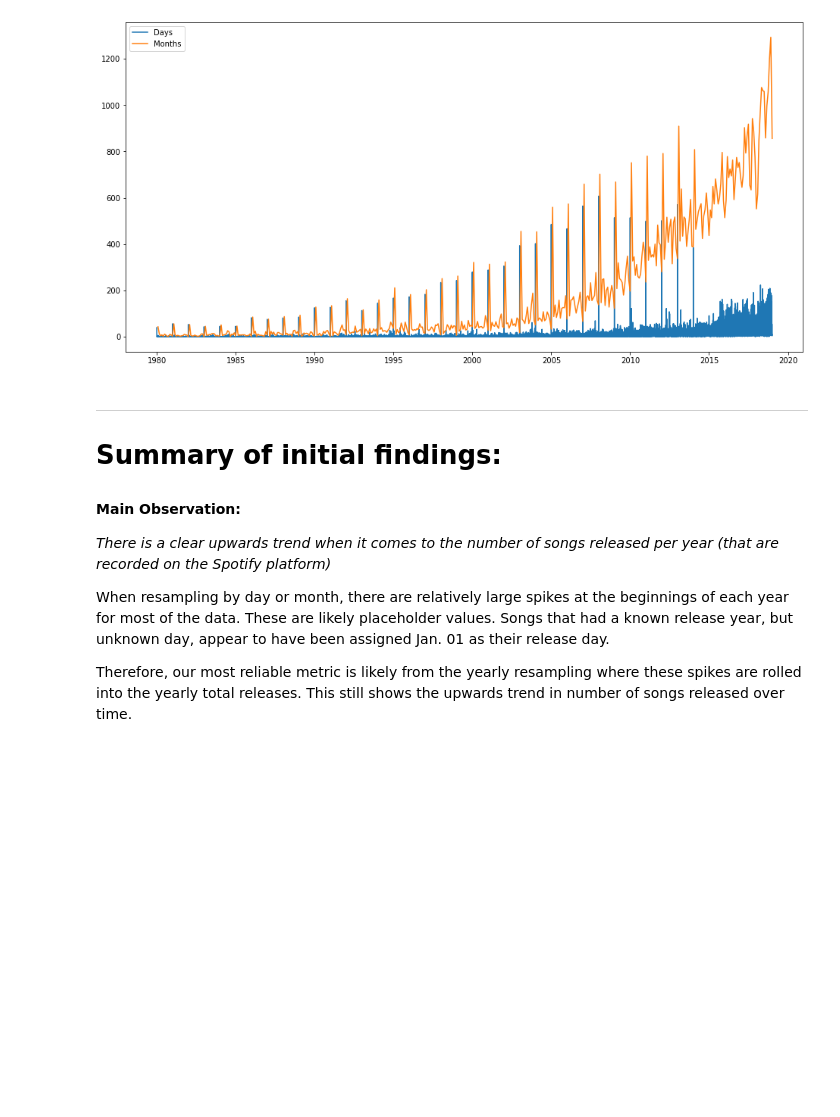
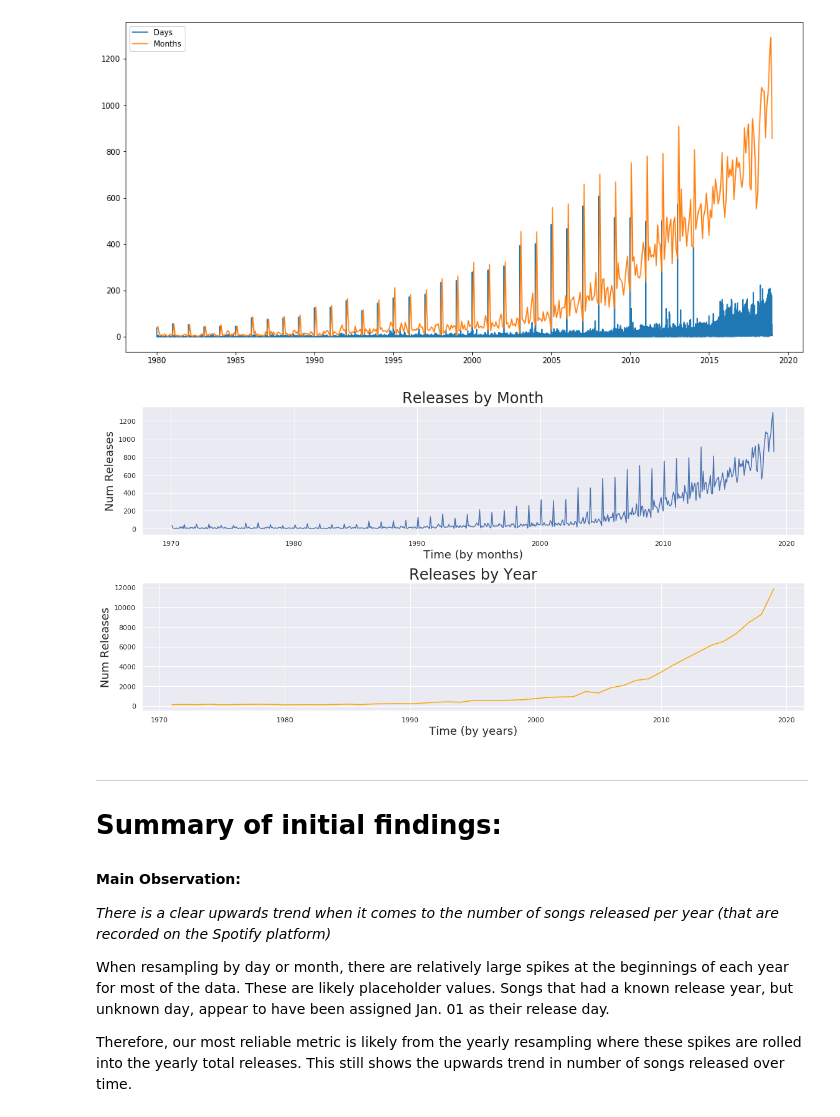
Before and after one commit to QED0711/spotify-predictive-analysis, a Jupyter notebook: exploration/qd_072819_timeseries_release_date.ipynb, the cells around one changed output. Drawn from its saved outputs; the diff is of its cells as text; code cells hidden in the pictures; blank space fills up the shorter version.

```diff
--- a/exploration/qd_072819_timeseries_release_date.ipynb
+++ b/exploration/qd_072819_timeseries_release_date.ipynb
@@ -108,6 +112,31 @@ plt.legend(["Days", "Months", "Years"])
 plt.show()
 # %% [output]
 [figure]
+# %%
+title_size = 24
+label_size = 18
+
+fig = plt.figure(figsize=(16,8))
+
+ax1 = fig.add_subplot(211)
+plt.plot(months["1970":"2018"])
+
+ax1.set_title("Releases by Month", fontsize=title_size)
+ax1.set_xlabel("Time (by months)", fontsize=label_size)
+ax1.set_ylabel("Num Releases", fontsize=label_size)
+
+ax2 = fig.add_subplot(212)
+plt.plot(years["1970":"2018"], c="orange")
+
+ax2.set_title("Releases by Year", fontsize=title_size)
+ax2.set_xlabel("Time (by years)", fontsize=label_size)
+ax2.set_ylabel("Num Releases", fontsize=label_size)
+
+plt.tight_layout()
+
+plt.show()
+# %% [output]
+[figure, added]
 # %% [markdown]
 ***
 # Summary of initial findings:
```
Also changed, not shown: parts of 2 cells of this notebook, 5 other files.
